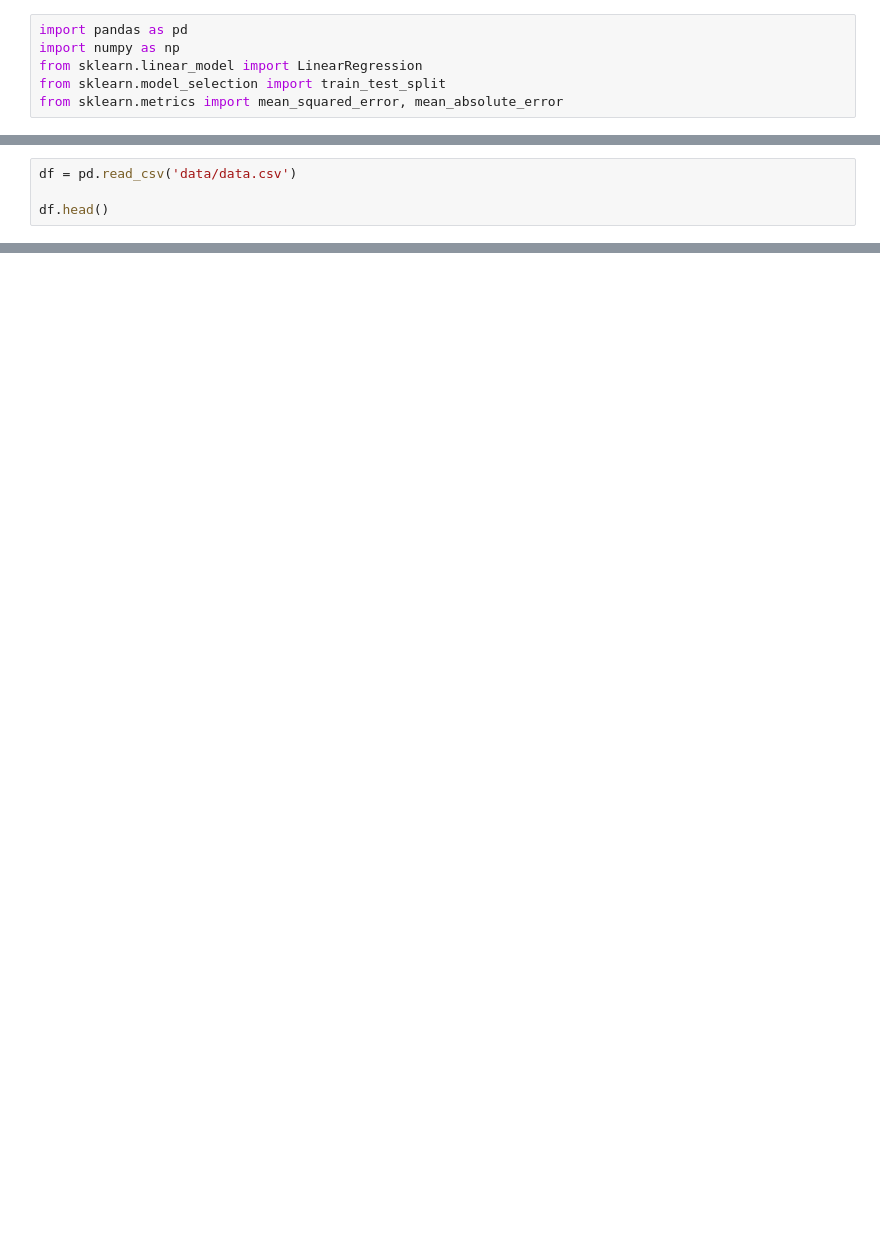
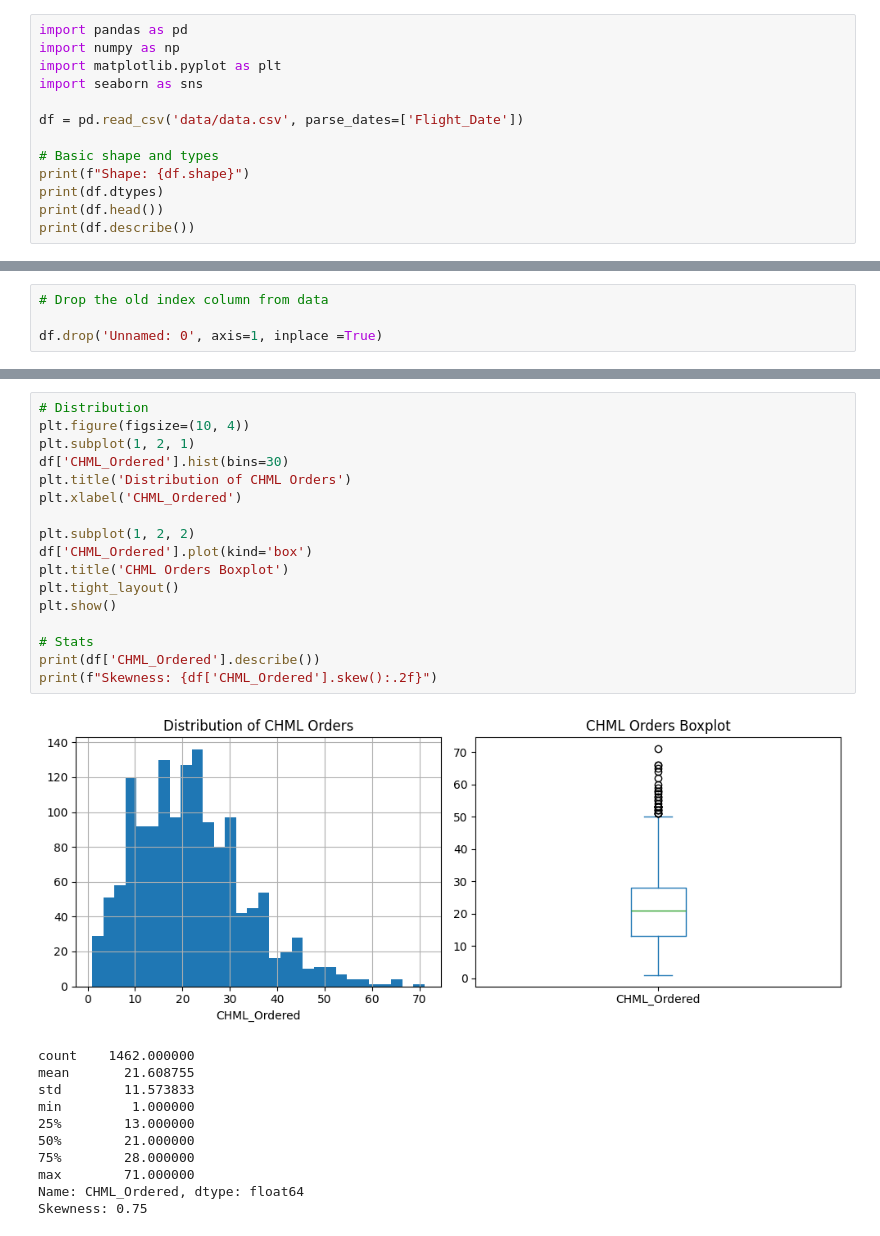
Before and after one commit to RossM429/spml-forecasting, a Jupyter notebook: Data_Exploration.ipynb, the cells around one changed output, grey strips where cells are left out. Cells and saved outputs as stored; diff of their text form; blank space fills up the shorter version.

Commit message:
Complete exploratory data analysis

```diff
--- a/Data_Exploration.ipynb
+++ b/Data_Exploration.ipynb
@@ -1,6 +5,13 @@
 # %%
 import pandas as pd
 import numpy as np
-from sklearn.linear_model import LinearRegression
-from sklearn.model_selection import train_test_split
-from sklearn.metrics import mean_squared_error, mean_absolute_error
+import matplotlib.pyplot as plt
+import seaborn as sns
+
+df = pd.read_csv('data/data.csv', parse_dates=['Flight_Date'])
+
+# Basic shape and types
+print(f"Shape: {df.shape}")
+print(df.dtypes)
+print(df.head())
+print(df.describe())
@@ -7,4 +35,0 @@ from sklearn.metrics import mean_squared_error, mean_absolute_error
-# %%
-df = pd.read_csv('data/data.csv')
-
-df.head()
@@ -17,0 +63,4 @@ df.head()
+# %%
+# Drop the old index column from data
+
+df.drop('Unnamed: 0', axis=1, inplace =True)
@@ -17,0 +69,29 @@ df.head()
+# %%
+# Distribution
+plt.figure(figsize=(10, 4))
+plt.subplot(1, 2, 1)
+df['CHML_Ordered'].hist(bins=30)
+plt.title('Distribution of CHML Orders')
+plt.xlabel('CHML_Ordered')
+
+plt.subplot(1, 2, 2)
+df['CHML_Ordered'].plot(kind='box')
+plt.title('CHML Orders Boxplot')
+plt.tight_layout()
+plt.show()
+
+# Stats
+print(df['CHML_Ordered'].describe())
+print(f"Skewness: {df['CHML_Ordered'].skew():.2f}")
+# %% [output]
+[figure, added]
+count    1462.000000
+mean       21.608755
+std        11.573833
+min         1.000000
+25%        13.000000
+50%        21.000000
+75%        28.000000
+max        71.000000
+Name: CHML_Ordered, dtype: float64
+Skewness: 0.75
```
Also changed, not shown: parts of 31 cells of this notebook, 1 other file.
